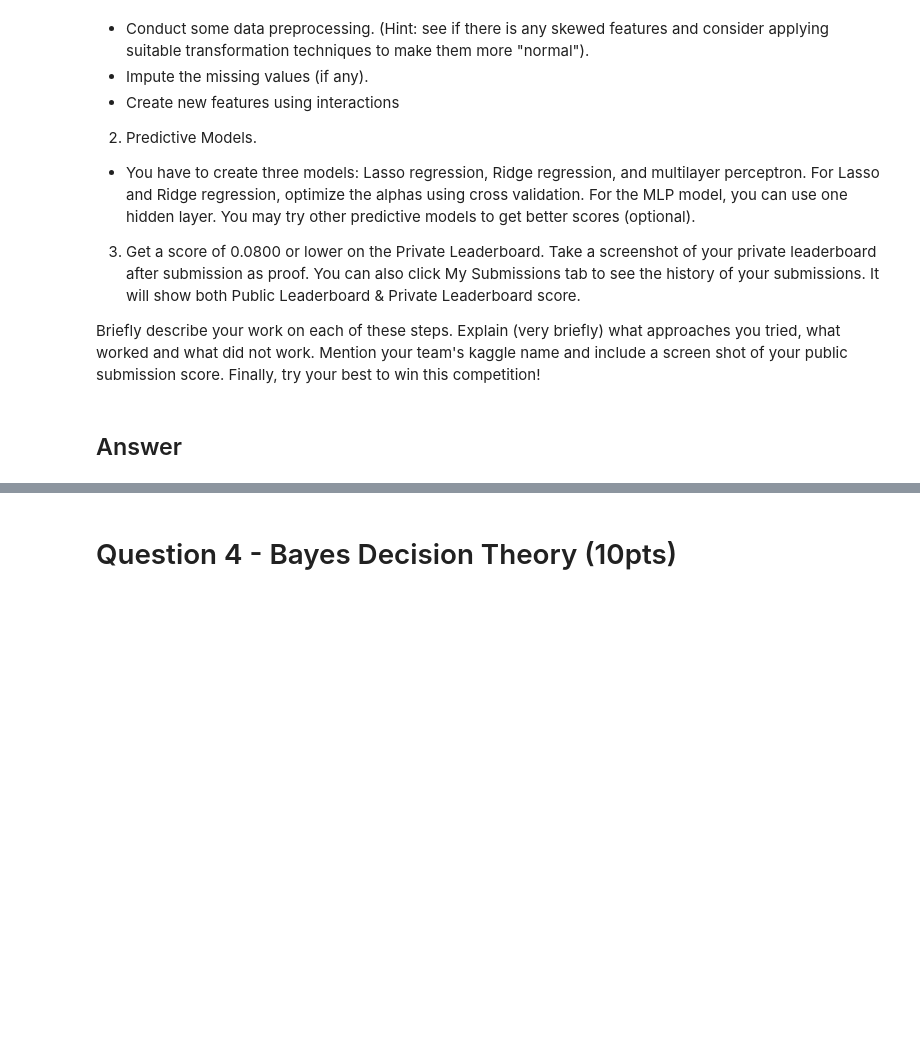
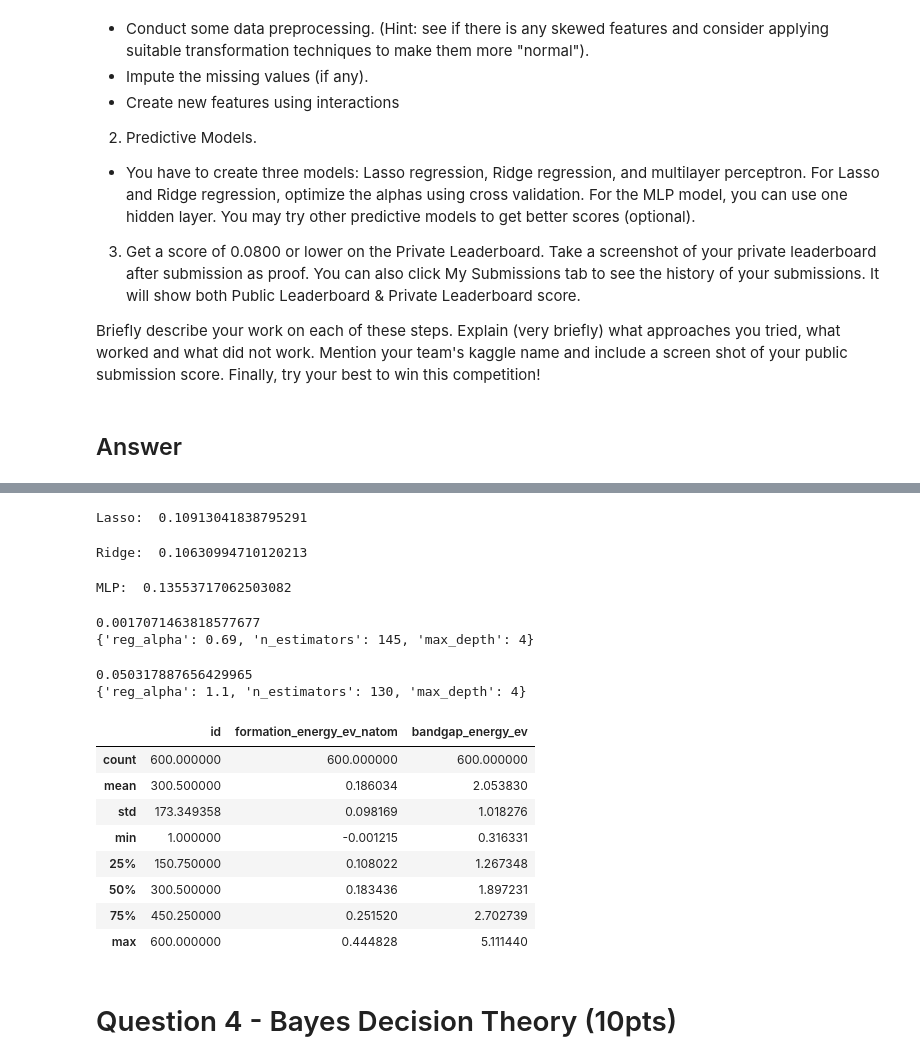
Before and after one commit to AdventurousProgrammer/DataSciencePrinciples-HW, a Jupyter notebook: HW3/HW3.ipynb, the cells around one changed output, grey strips where cells are left out. Drawn from its saved outputs; the diff is of its cells as text; code cells hidden in the pictures; blank space fills up the shorter version.

```diff
--- a/HW3/HW3.ipynb
+++ b/HW3/HW3.ipynb
@@ -372,3 +443,74 @@ Briefly describe your work on each of these steps. Explain (very briefly) what a
+# %%
+x = data.loc[:,'spacegroup':'lattice_angle_gamma_degree']
+y = data.loc[:,'formation_energy_ev_natom':]
+
+lassoModel = lasso(alphas = [1e-7,1e-6,1e-5,1e-4,1e-3,1e-2,1e-1,1], tol=0.1)
+lassoModel.fit(x,y)
+CVS = -cross_val_score(lassoModel, x, y, scoring = "neg_mean_squared_error")
+print("Lasso: ",CVS.mean())
+# %% [output]
+Lasso:  0.10913041838795291
+# %%
+ridgeModel = RidgeCV(alphas = [1e-7,1e-6,1e-5,1e-4,1e-3,1e-2,1e-1,1])
+ridgeModel.fit(x, y)
+CVS = -cross_val_score(ridgeModel, x, y, scoring = "neg_mean_squared_error")
+print("Ridge: ",CVS.mean())
+# %% [output]
+Ridge:  0.10630994710120213
+# %%
+mlp = MLPRegressor(activation = 'tanh', random_state=0, learning_rate_init = 0.005)
+mlp.fit(x,y)
+CVS = -cross_val_score(mlp, x, y, scoring = "neg_mean_squared_error")
+print("MLP: ",CVS.mean())
+# %% [output]
+MLP:  0.13553717062503082
+# %%
+params1 = {
+    'max_depth':[2,3,4,5,6],
+    'n_estimators':[138,140,142,145],
+    'reg_alpha' : [.69,.7,.71,.72,.73,.75]
+}
+#Final submission parameters {'reg_alpha': 0.62, 'n_estimators': 140, 'max_depth': 3}
+xgModel1 = xgb.XGBRegressor()
+xgCV1 = RandomizedSearchCV(xgModel1, params1, scoring = "neg_mean_squared_error").fit(x, y.loc[:,"formation_energy_ev_natom"])
+print(-xgCV1.best_score_)
+print(xgCV1.best_params_)
+# %% [output]
+0.0017071463818577677
+{'reg_alpha': 0.69, 'n_estimators': 145, 'max_depth': 4}
+# %%
+params2 = {
+    'max_depth':[2,3,4,5,6],
+    'n_estimators':[100,110,120,125,130],
+    'reg_alpha' : [.001,0.1,0.9,1,1.1]
+}
+#Final submission parameters {'reg_alpha': 1, 'n_estimators': 120, 'max_depth': 3}
+xgModel2 = xgb.XGBRegressor()
+xgCV2 = RandomizedSearchCV(xgModel2, params2, scoring = "neg_mean_squared_error").fit(x, y.loc[:,'bandgap_energy_ev'])
+print(-xgCV2.best_score_)
+print(xgCV2.best_params_)
+# %% [output]
+0.050317887656429965
+{'reg_alpha': 1.1, 'n_estimators': 130, 'max_depth': 4}
+# %%
+result1 = xgCV1.predict(test.loc[:,'spacegroup':])
+result2 = xgCV2.predict(test.loc[:,'spacegroup':])
+#submission = pd.DataFrame({"id":test.id, 'formation_energy_ev_natom':result[:,0], 'bandgap_energy_ev':result[:,1]})
+submission = pd.DataFrame({"id":test.id, 'formation_energy_ev_natom':result1, 'bandgap_energy_ev':result2})
+colNames = ["id","formation_energy_ev_natom","bandgap_energy_ev"]
+submission = submission.reindex(columns=colNames)
+submission.to_csv('submission.csv', index= False)
+submission.describe()
+# %% [output]
+|  | id | formation_energy_ev_natom | bandgap_energy_ev |
+| count | 600.000000 | 600.000000 | 600.000000 |
+| mean | 300.500000 | 0.186034 | 2.053830 |
+| std | 173.349358 | 0.098169 | 1.018276 |
+| min | 1.000000 | -0.001215 | 0.316331 |
+| 25% | 150.750000 | 0.108022 | 1.267348 |
+| 50% | 300.500000 | 0.183436 | 1.897231 |
+| 75% | 450.250000 | 0.251520 | 2.702739 |
+| max | 600.000000 | 0.444828 | 5.111440 |
 # %% [markdown]
 # Question 4 - Bayes Decision Theory (10pts)
 # %% [markdown]
```
Also changed, not shown: parts of 14 cells of this notebook, 7 other files.
